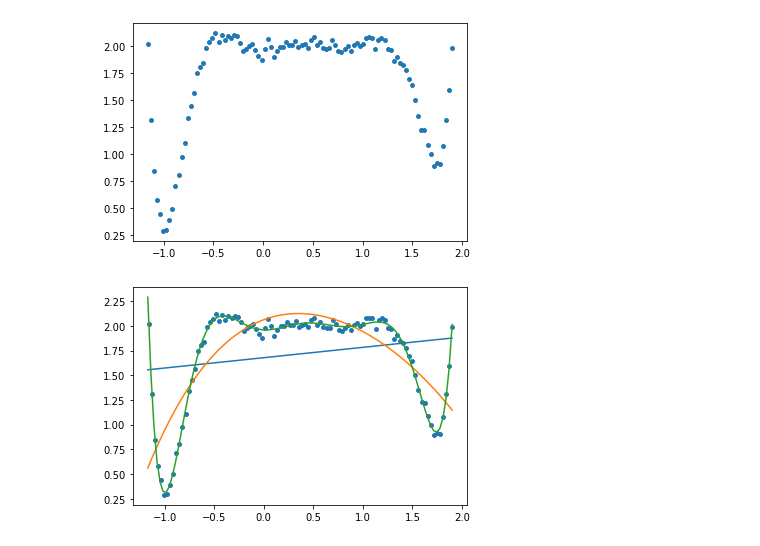
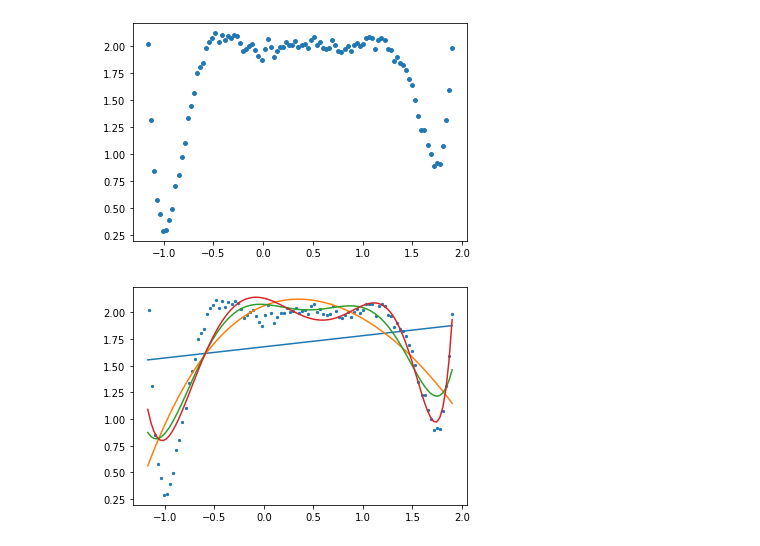
Before and after one commit to ritvikgupta199/ELL409-Assignment-1, a Jupyter notebook: polynomial_fitting/analysis.ipynb, the cells around one changed output. Cells and saved outputs as stored; diff of their text form; code cells hidden in the pictures.

```diff
--- a/polynomial_fitting/analysis.ipynb
+++ b/polynomial_fitting/analysis.ipynb
@@ -22,20 +22,20 @@ plt.show()
 # %%
 # Polynomial plots
 deg_file = 'polynomial_deg.txt'
 x, y = np.linspace(-1.17, 1.9, 100), []
 f = open(os.path.join(log_path, deg_file), 'r')
 
 for line in f.readlines():
     y_out = utils.get_output_from_weights(x, line.strip().split()[3])
     y.append(y_out)
 
-y = [y[1], y[4], y[9]]
+y = [y[1], y[4], y[7], y[10]]
 for y_out in y:
     plt.plot(x, y_out)
-plt.scatter(input_x, target, s=15)
+plt.scatter(input_x, target, s=5)
 plt.show()
 # %% [output]
-[figure, old version]
+[figure, new version]
 # %%
 # For Gradient Descent
 grad_file = 'grad_descent.txt'
```
Also changed, not shown: parts of 1 cell of this notebook, 4 other files.
